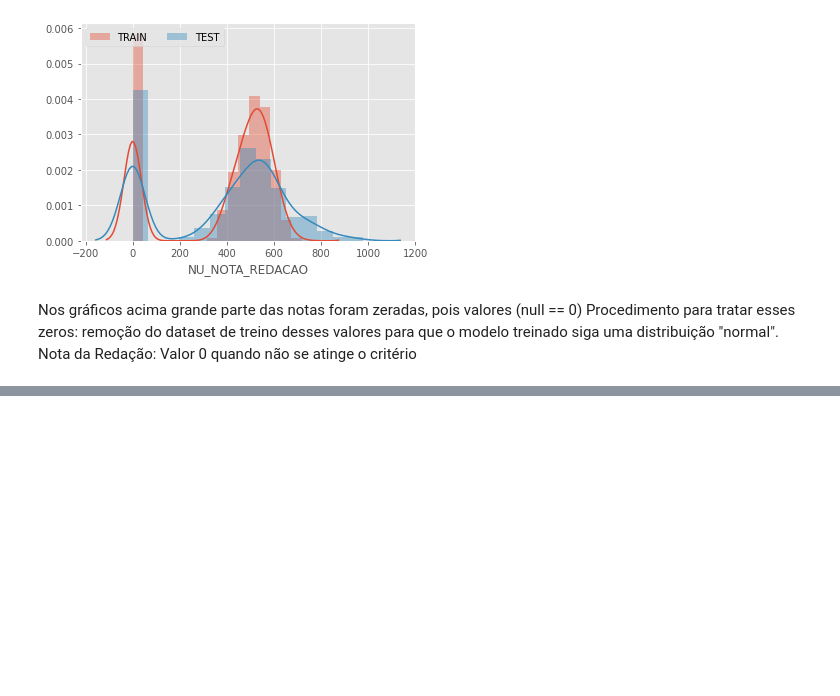
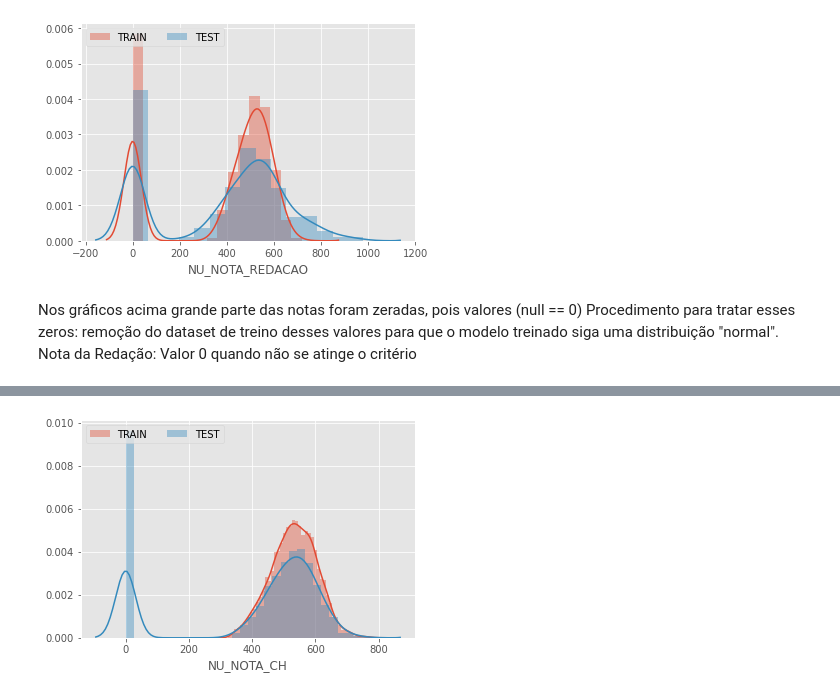
Before and after one commit to vvalcristina/codenatioDesafioEnem, a Jupyter notebook: Enem_2016.ipynb, the cells around one changed output, grey strips where cells are left out. Saved outputs shown, nothing was run; the diff lists cells and outputs as text; code cells hidden in the pictures; blank space fills up the shorter version.

```diff
--- a/Enem_2016.ipynb
+++ b/Enem_2016.ipynb
@@ -156,0 +179,9 @@ train = train.loc[(train['NU_NOTA_CN'].notnull()) & (train['NU_NOTA_CN']!=0) &
+# %%
+x2 = train['NU_NOTA_CH'].fillna(0)
+x3 = test['NU_NOTA_CH'].fillna(0)
+
+sns.distplot(x2)
+sns.distplot(x3)
+plt.legend(labels=['TRAIN', 'TEST'], ncol=2, loc='upper left');
+# %% [output]
+[figure, added]
```
Also changed, not shown: parts of 13 cells of this notebook.
